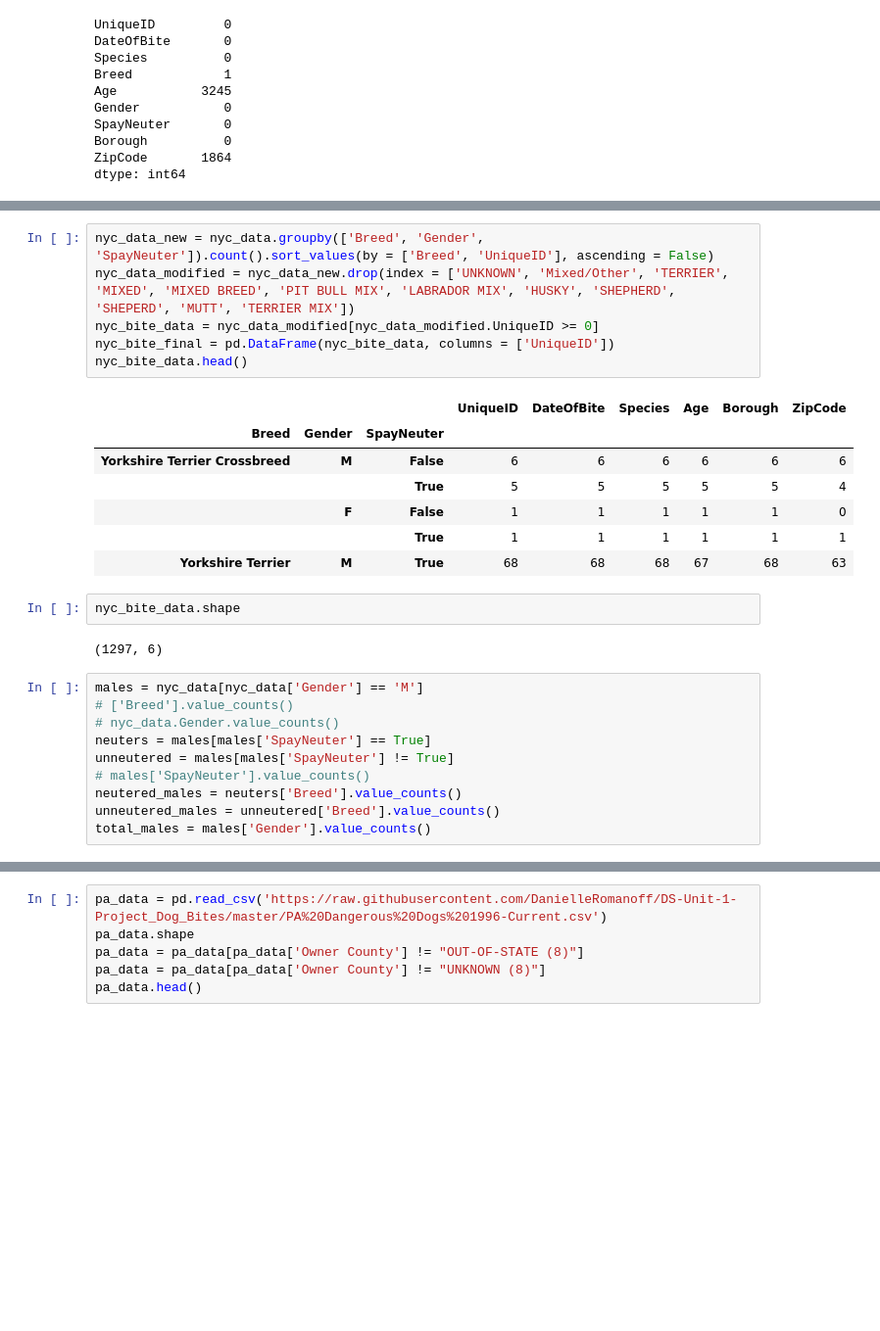
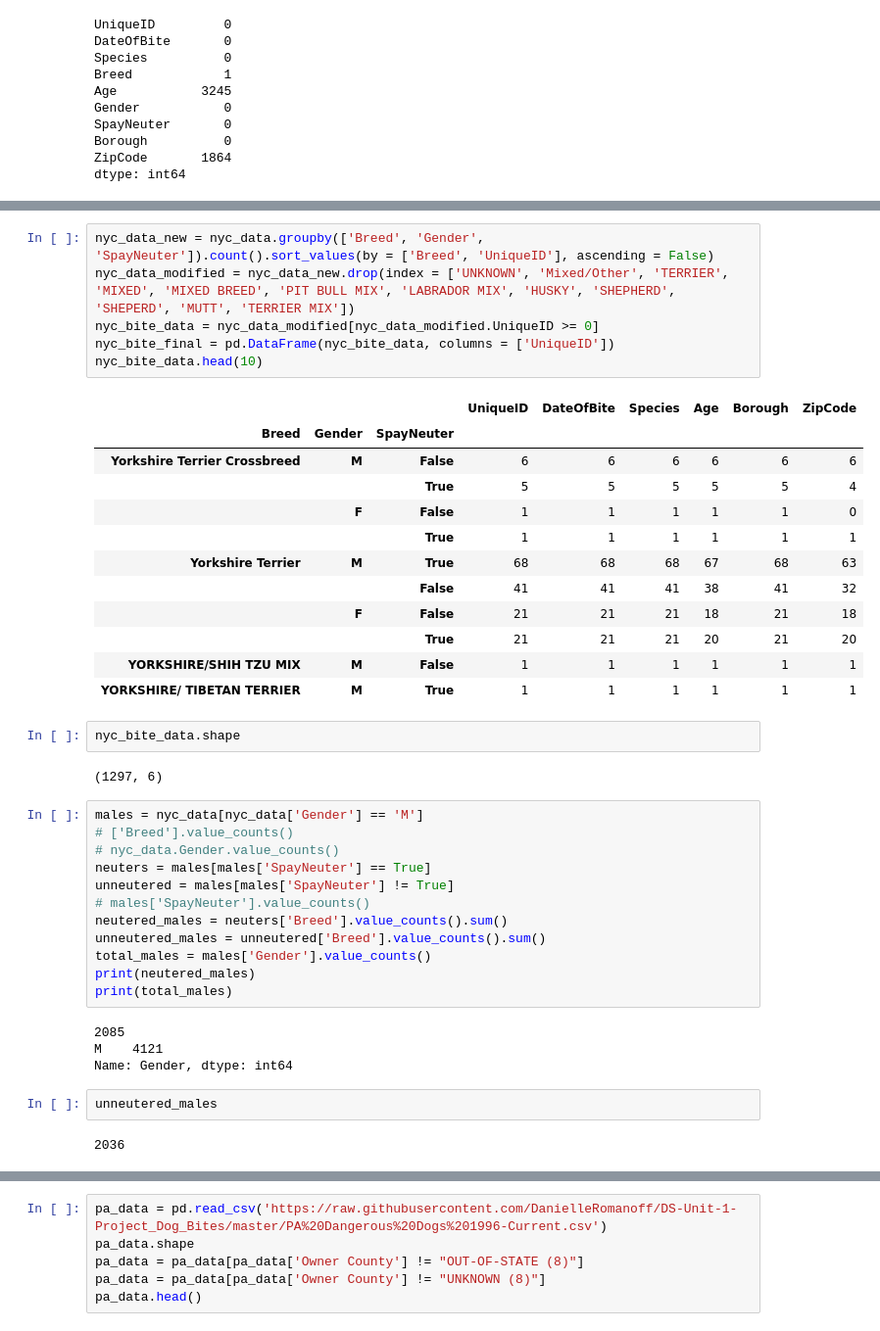
Before and after one commit to DanielleRomanoff/DS-Unit-1-Project_Dog_Bites, a Jupyter notebook: Dog Bites Project Technical.ipynb, the cells around one changed output, grey strips where cells are left out. Shown: that part at 98% size. Saved outputs shown, nothing was run; the diff lists cells and outputs as text; blank space fills up the shorter version.

Commit message:
Name changes and deletions

```diff
--- a/Dog Bites Project.ipynb
+++ b/Dog Bites Project Technical.ipynb
@@ -35,17 +35,22 @@ nyc_data.head()
 # %%
 nyc_data_new = nyc_data.groupby(['Breed', 'Gender', 'SpayNeuter']).count().sort_values(by = ['Breed', 'UniqueID'], ascending = False)
 nyc_data_modified = nyc_data_new.drop(index = ['UNKNOWN', 'Mixed/Other', 'TERRIER', 'MIXED', 'MIXED BREED', 'PIT BULL MIX', 'LABRADOR MIX', 'HUSKY', 'SHEPHERD', 'SHEPERD', 'MUTT', 'TERRIER MIX'])
 nyc_bite_data = nyc_data_modified[nyc_data_modified.UniqueID >= 0]
 nyc_bite_final = pd.DataFrame(nyc_bite_data, columns = ['UniqueID'])
-nyc_bite_data.head()
+nyc_bite_data.head(10)
 # %% [output]
 |  |  |  | UniqueID | DateOfBite | Species | Age | Borough | ZipCode |
 | Breed | Gender | SpayNeuter |  |  |  |  |  |  |
 | Yorkshire Terrier Crossbreed | M | False | 6 | 6 | 6 | 6 | 6 | 6 |
 |  |  | True | 5 | 5 | 5 | 5 | 5 | 4 |
 |  | F | False | 1 | 1 | 1 | 1 | 1 | 0 |
 |  |  | True | 1 | 1 | 1 | 1 | 1 | 1 |
 | Yorkshire Terrier | M | True | 68 | 68 | 68 | 67 | 68 | 63 |
+|  |  | False | 41 | 41 | 41 | 38 | 41 | 32 |
+|  | F | False | 21 | 21 | 21 | 18 | 21 | 18 |
+|  |  | True | 21 | 21 | 21 | 20 | 21 | 20 |
+| YORKSHIRE/SHIH TZU MIX | M | False | 1 | 1 | 1 | 1 | 1 | 1 |
+| YORKSHIRE/ TIBETAN TERRIER | M | True | 1 | 1 | 1 | 1 | 1 | 1 |
 # %%
 nyc_bite_data.shape
 # %% [output]
@@ -57,6 +62,16 @@ males = nyc_data[nyc_data['Gender'] == 'M']
 neuters = males[males['SpayNeuter'] == True]
 unneutered = males[males['SpayNeuter'] != True]
 # males['SpayNeuter'].value_counts()
-neutered_males = neuters['Breed'].value_counts()
-unneutered_males = unneutered['Breed'].value_counts()
+neutered_males = neuters['Breed'].value_counts().sum()
+unneutered_males = unneutered['Breed'].value_counts().sum()
 total_males = males['Gender'].value_counts()
+print(neutered_males)
+print(total_males)
+# %% [output]
+2085
+M    4121
+Name: Gender, dtype: int64
+# %%
+unneutered_males
+# %% [output]
+2036
```
Also changed, not shown: parts of 5 cells of this notebook, 6 other files.
